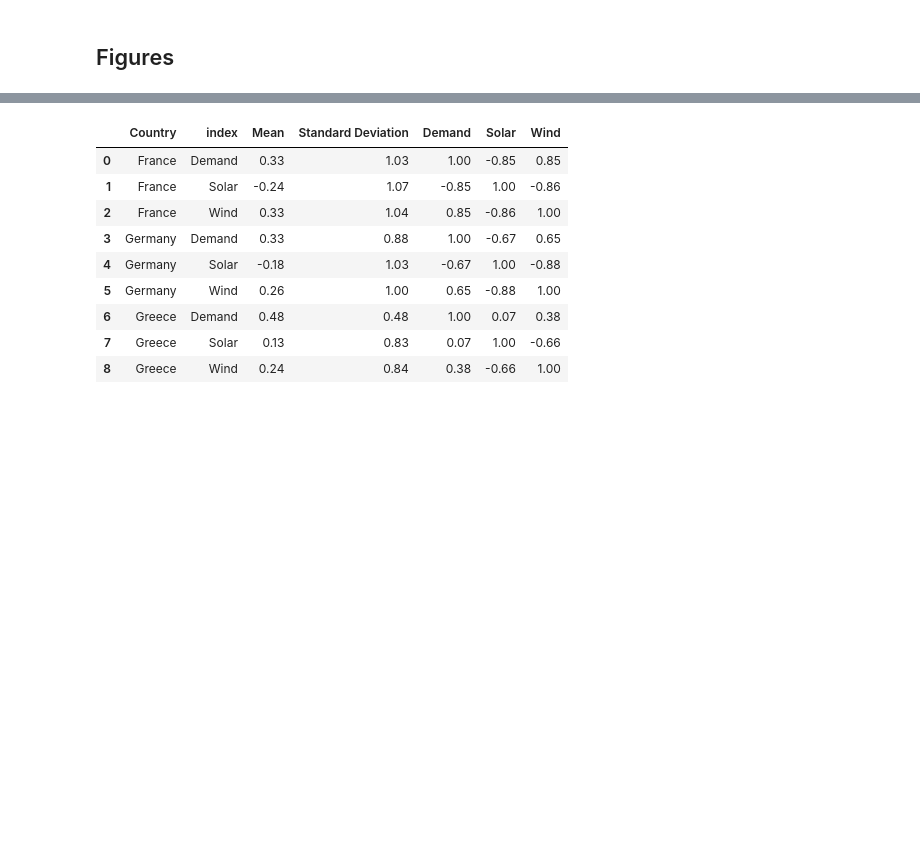
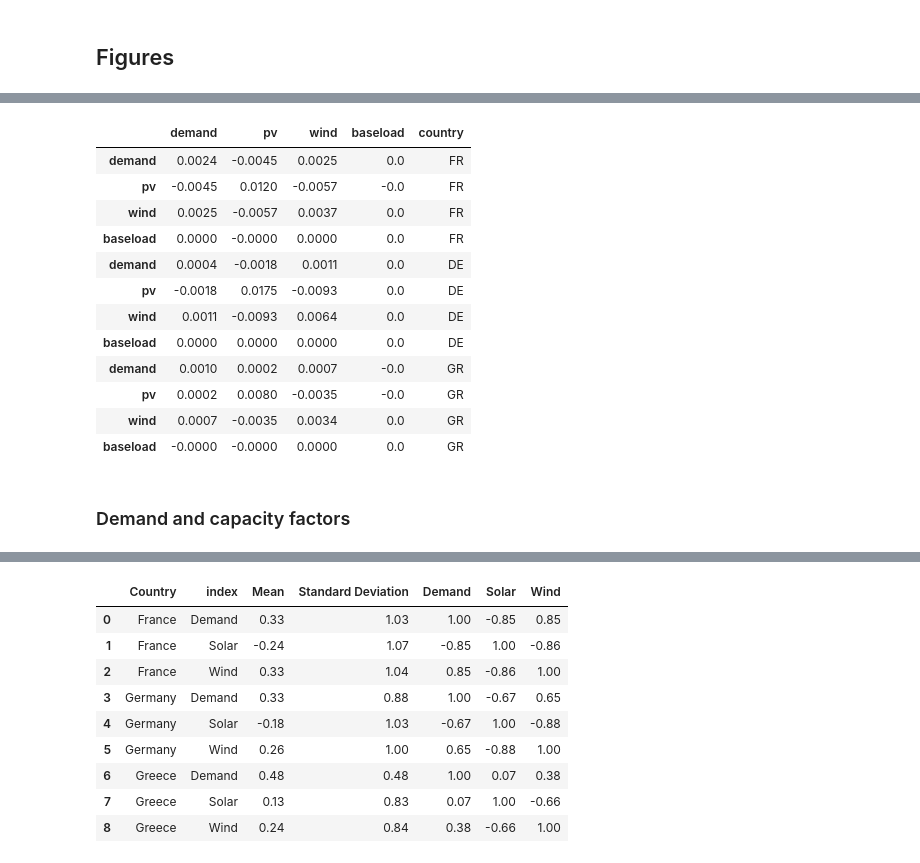
Before and after one commit to jabrell/baseload, a Jupyter notebook: notebooks/graphs_paper_descriptives_v2.ipynb, the cells around one changed output, grey strips where cells are left out. Cells and saved outputs as stored; diff of their text form; code cells hidden in the pictures; blank space fills up the shorter version.

```diff
--- a/notebooks/graphs_paper_descriptives_v2.ipynb
+++ b/notebooks/graphs_paper_descriptives_v2.ipynb
@@ -193,2 +175,20 @@ df_gaps
+# %%
+df_phi_corr.round(4)
+# %% [output]
+|  | demand | pv | wind | baseload | country |
+| demand | 0.0024 | -0.0045 | 0.0025 | 0.0 | FR |
+| pv | -0.0045 | 0.0120 | -0.0057 | -0.0 | FR |
+| wind | 0.0025 | -0.0057 | 0.0037 | 0.0 | FR |
+| baseload | 0.0000 | -0.0000 | 0.0000 | 0.0 | FR |
+| demand | 0.0004 | -0.0018 | 0.0011 | 0.0 | DE |
+| pv | -0.0018 | 0.0175 | -0.0093 | 0.0 | DE |
+| wind | 0.0011 | -0.0093 | 0.0064 | 0.0 | DE |
+| baseload | 0.0000 | 0.0000 | 0.0000 | 0.0 | DE |
+| demand | 0.0010 | 0.0002 | 0.0007 | -0.0 | GR |
+| pv | 0.0002 | 0.0080 | -0.0035 | -0.0 | GR |
+| wind | 0.0007 | -0.0035 | 0.0034 | 0.0 | GR |
+| baseload | -0.0000 | -0.0000 | 0.0000 | 0.0 | GR |
+# %% [markdown]
+### Demand and capacity factors
 # %%
 freq = "D"
```
Also changed, not shown: parts of 17 cells of this notebook, 4 other files.
